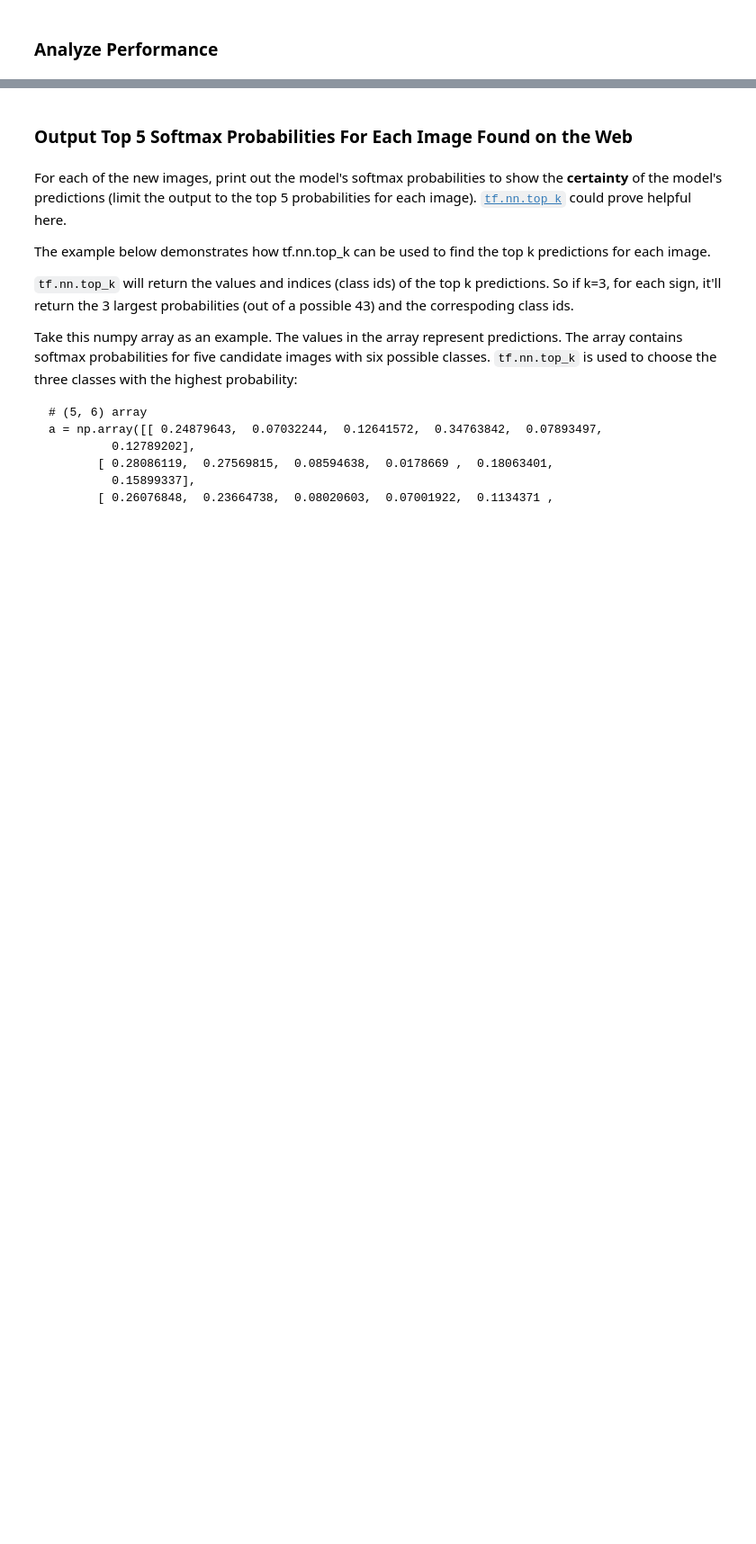
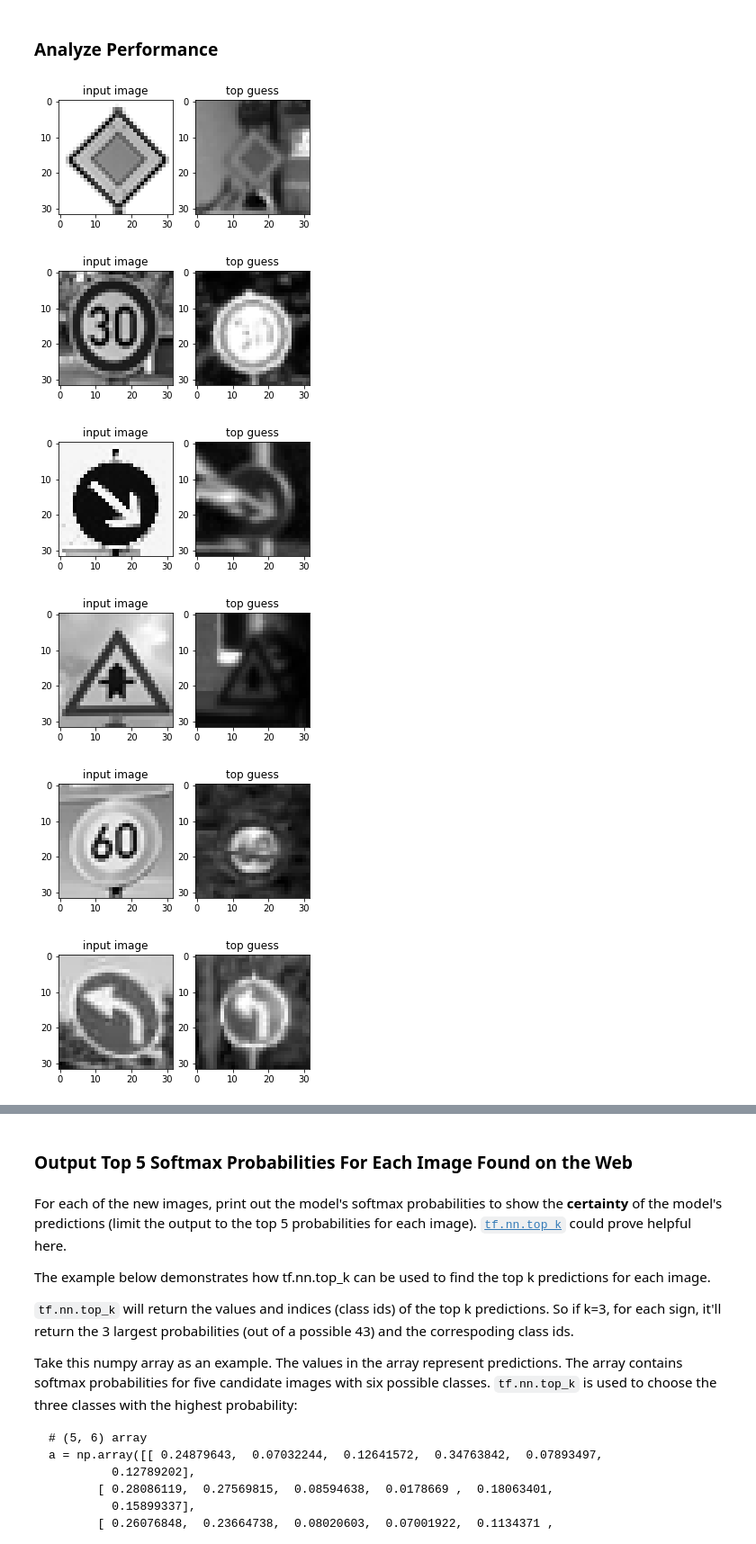
Before and after one commit to liuxin00738/CarND-Traffic-Sign-Classifier-Project, a Jupyter notebook: Traffic_Sign_Classifier.ipynb, the cells around one changed output, grey strips where cells are left out. Shown: that part at 90% size. Cells and saved outputs as stored; diff of their text form; code cells hidden in the pictures; blank space fills up the shorter version.

```diff
--- a/Traffic_Sign_Classifier.ipynb
+++ b/Traffic_Sign_Classifier.ipynb
@@ -278,8 +277,11 @@ sets imply underfitting. A high accuracy on the training set but low accuracy on
 x = tf.placeholder(tf.float32, (None, 32, 32, 1))
 y = tf.placeholder(tf.int32, (None))
 one_hot_y = tf.one_hot(y, n_classes)
+keep_prob = tf.placeholder(tf.float32) # probability to keep units
 
-rate = 0.0008
+EPOCHS = 10
+BATCH_SIZE = 100
+rate = 0.0007
 
 logits = LeNet(x)
 cross_entropy = tf.nn.softmax_cross_entropy_with_logits(labels=one_hot_y, logits=logits)
@@ -297,7 +299,7 @@ def evaluate(X_data, y_data):
     sess = tf.get_default_session()
     for offset in range(0, num_examples, BATCH_SIZE):
         batch_x, batch_y = X_data[offset:offset+BATCH_SIZE], y_data[offset:offset+BATCH_SIZE]
-        accuracy = sess.run(accuracy_operation, feed_dict={x: batch_x, y: batch_y})
+        accuracy = sess.run(accuracy_operation, feed_dict={x: batch_x, y: batch_y, keep_prob:1})
         total_accuracy += (accuracy * len(batch_x))
     return total_accuracy / num_examples
 
@@ -312,7 +314,7 @@ with tf.Session() as sess:
         for offset in range(0, num_examples, BATCH_SIZE):
             end = offset + BATCH_SIZE
             batch_x, batch_y = X_train_gray[offset:end], y_train[offset:end]
-            sess.run(training_operation, feed_dict={x: batch_x, y: batch_y})
+            sess.run(training_operation, feed_dict={x: batch_x, y: batch_y, keep_prob:0.5})
 
         validation_accuracy = evaluate(X_valid_gray, y_valid)
         print("EPOCH {} ...".format(i+1))
@@ -341,0 +346,7 @@ Model saved
+# %%
+with tf.Session() as sess:
+    sess.run(tf.global_variables_initializer())
+    saver2 = tf.train.import_meta_graph('./lenet.meta')
+    saver2.restore(sess, "./lenet")
+    test_accuracy = evaluate(X_test_gray, y_test)
+    print("Test Accuracy = {:.3f}".format(test_accuracy))
@@ -363,3 +412,24 @@ You may find `signnames.csv` useful as it contains mappings from the class id (i
 # %%
 ### Calculate the accuracy for these 5 new images.
 ### For example, if the model predicted 1 out of 5 signs correctly, it's 20% accurate on these new images.
+
+# plot out the image to verify the accuracy
+for i in range(len(X_test2_gray)):
+    top_5_guess_labels = my_top_k.indices[i]
+    top_1_guess_label_index = np.where(y_valid == top_5_guess_labels[0])[0]
+
+    plt.figure(figsize=(5,5))
+    plt.subplot(1,2,1)
+    plt.imshow(X_test2_gray[i].squeeze(), cmap = "gray")
+    plt.title('input image')
+
+    plt.subplot(1,2,2)
+    plt.imshow(X_valid_gray[top_1_guess_label_index[0]].squeeze(), cmap = "gray")
+    plt.title('top guess')
+# %% [output]
+[figure, added]
+[figure, added]
+[figure, added]
+[figure, added]
+[figure, added]
+[figure, added]
```
Also changed, not shown: parts of 12 cells of this notebook, 25 other files.
